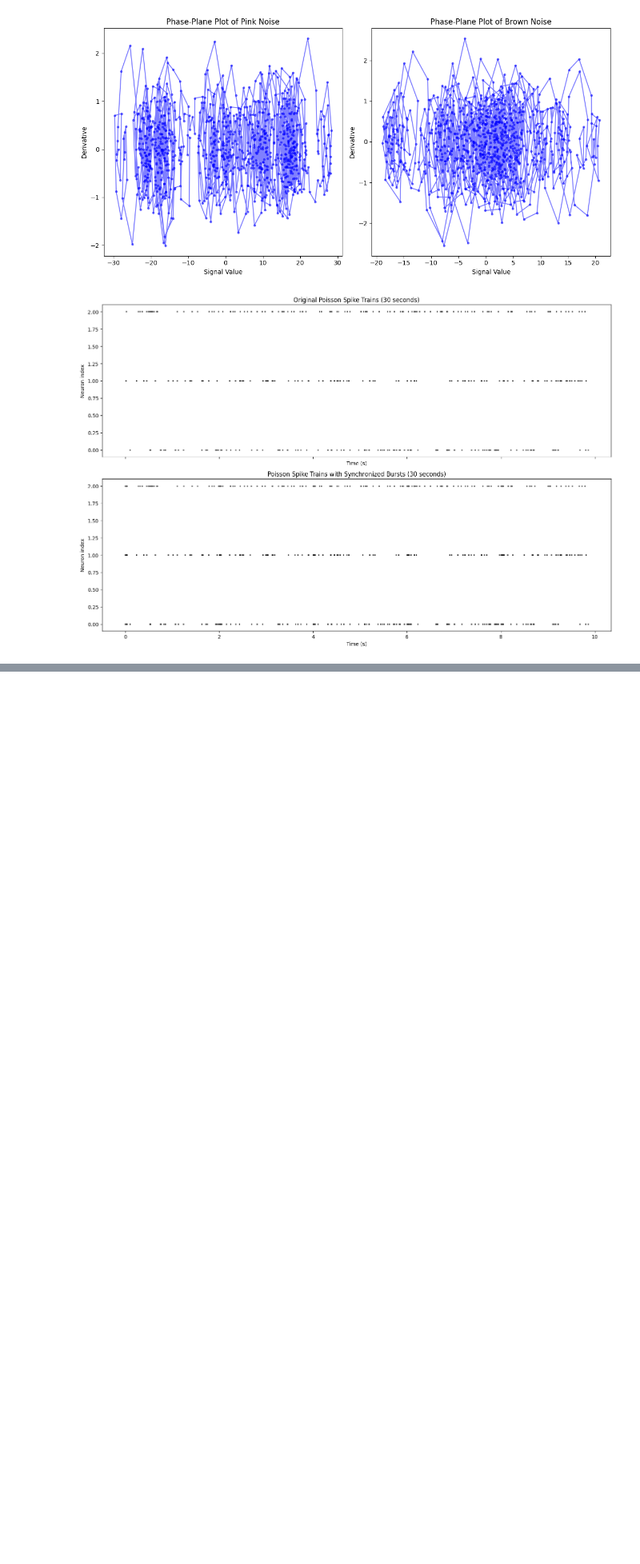
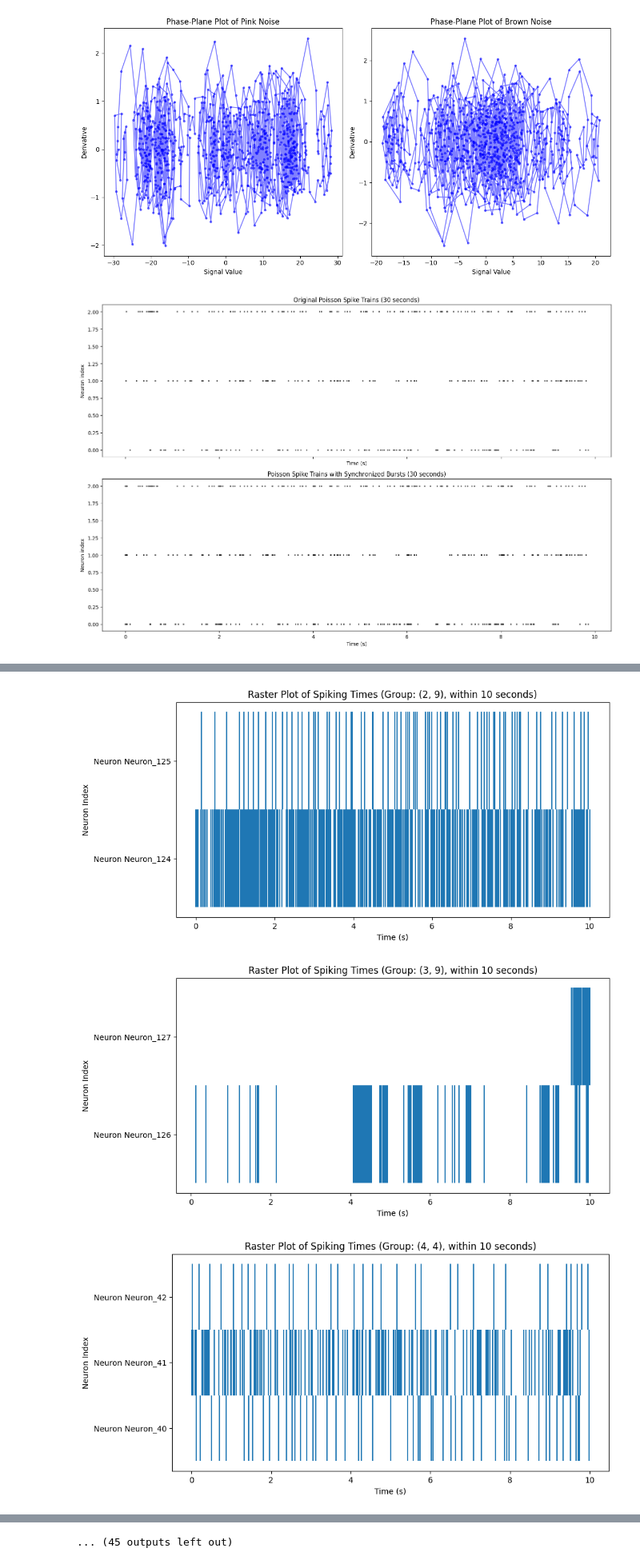
Before and after one commit to mariarv/SE_DA_FPM, a Jupyter notebook: scripts/Varioous.ipynb, the cells around one changed output, grey strips where cells are left out. Shown at 80% size. Drawn from its saved outputs; the diff is of its cells as text; code cells hidden in the pictures; blank space fills up the shorter version.

```diff
--- a/scripts/Varioous.ipynb
+++ b/scripts/Varioous.ipynb
@@ -1024,0 +1074,3 @@ plt.show()
+# %%
+diff_columns = list(set(df.columns).difference(name_of_Neuron))
+non_DA_names = diff_columns
@@ -1024,0 +1142,13 @@ plt.show()
+# %%
+grouped_spikes = {}
+
+# Group `session_info` by `mouse_ind.1` and `mouse_ind` columns
+for (ses, mouse), group in session_info.groupby(['mouse_ind.1', 'mouse_ind']):
+    neuron_indices = group.index  # Get the neuron names corresponding to this group
+
+    # Use neuron names in `neuron_indices` to select columns in `df`
+    grouped_spikes[(ses, mouse)] = df[neuron_indices]
+
+# Result: `grouped_spikes` is a dictionary with (mouse_ind.1, mouse_ind) as keys
+# and corresponding grouped spike data as values
+grouped_spikes
@@ -1024,0 +1173,53 @@ plt.show()
+# %%
+def assess_synchrony(grouped_spikes, time_limit=10):
+    synchrony_results = {}
+
+    for group, spike_data in grouped_spikes.items():
+        if spike_data.shape[1] > 1:
+            # Limit the data to the first `time_limit` seconds
+            limited_spike_data = spike_data.iloc[:time_limit, :]  # Assumes each row is a 1-second interval
+
+            # Initialize a list to store cross-correlation values for neuron pairs
+            correlations = []
+
+            # Calculate cross-correlation for each pair of neurons
+            for i in range(limited_spike_data.shape[1]):
+                for j in range(i + 1, limited_spike_data.shape[1]):
+                    neuron_1 = limited_spike_data.iloc[:, i]
+                    neuron_2 = limited_spike_data.iloc[:, j]
+
+                    # Compute cross-correlation, normalize by the signal length
+                    corr = np.corrcoef(neuron_1, neuron_2)[0, 1]
+                    correlations.append(corr)
+
+            # Average the correlations for all pairs to get a group-level synchrony measure
+            avg_synchrony = np.mean(correlations)
+            synchrony_results[group] = avg_synchrony
+
+    return synchrony_results
+# Calculate synchrony for each group
+synchrony_results = assess_synchrony(grouped_spikes)
+time_window = 10  # seconds
+synchrony_results
+# Assuming that each column represents the spiking times of a neuron
+# and the values are timestamps in seconds
+for group_key, spike_data in grouped_spikes.items():
+    # Create a new figure for each group
+    plt.figure(figsize=(10, 5))
+
+    # Loop through each neuron in the group to plot its spike times
+    for i, (neuron_id, spiking_times) in enumerate(spike_data.iteritems()):
+        # Filter spike times within the specified time window
+        spiking_times_within_window = spiking_times[spiking_times <= time_window]
+        plt.vlines(spiking_times_within_window, i + 0.5, i + 1.5)
+
+    # Customize the plot
+    plt.xlabel('Time (s)')
+    plt.ylabel('Neuron Index')
+    plt.title(f'Raster Plot of Spiking Times (Group: {group_key}, within {time_window} seconds)')
+    plt.yticks(range(1, len(spike_data.columns) + 1), [f'Neuron {idx}' for idx in spike_data.columns])
+    plt.show()
+# %% [output]
+[figure, added]
+[figure, added]
+[figure, added]
@@ -1024,0 +1235 @@ plt.show()
+... (45 outputs left out)
```
Also changed, not shown: parts of 14 cells of this notebook, 51 other files.
